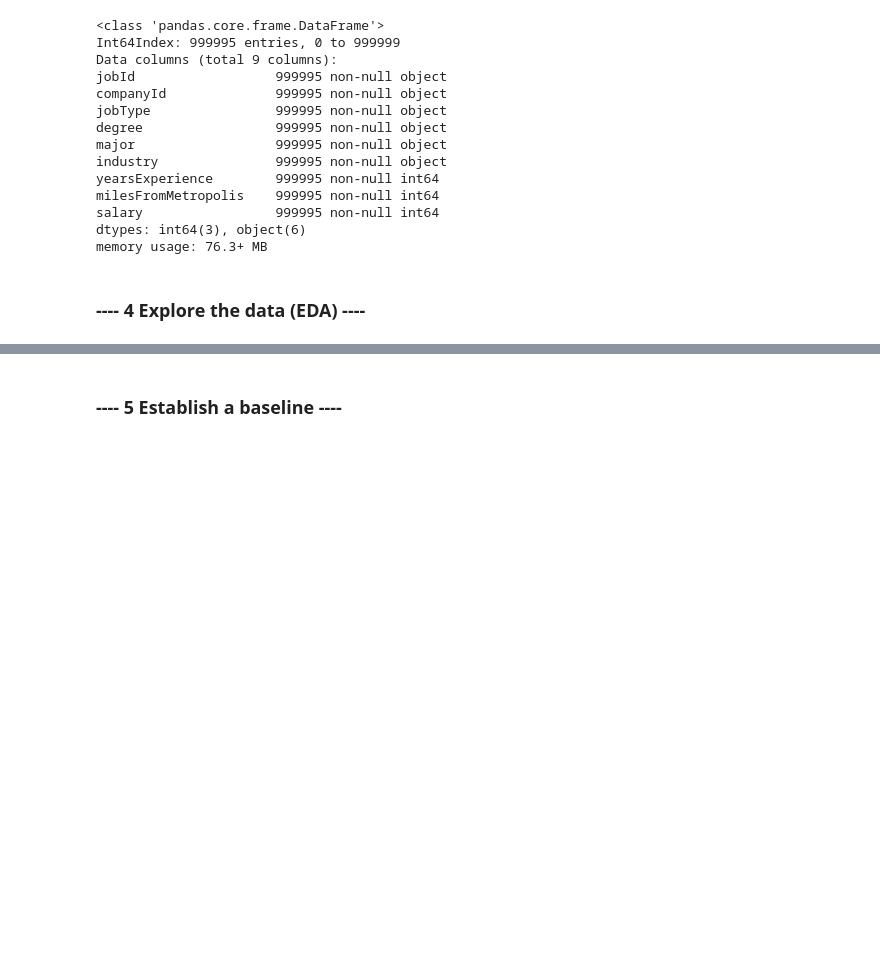
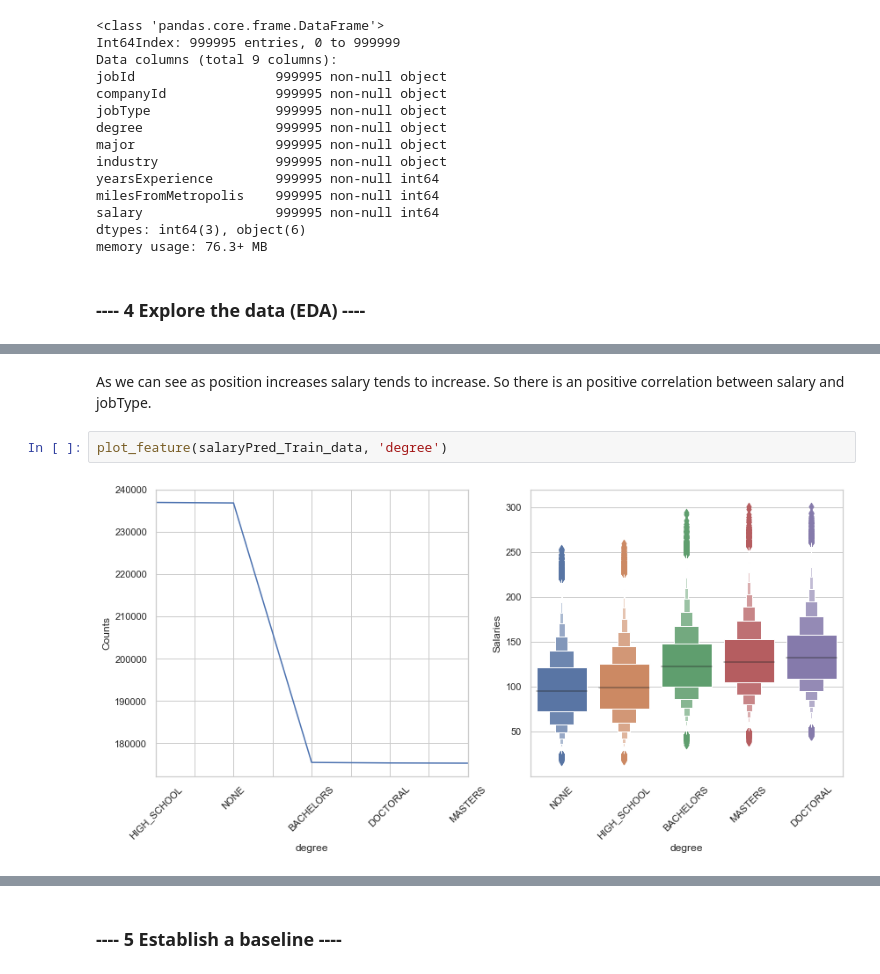
Before and after one commit to nikhilgharge4591/salaryPredictionPortfolio, a Jupyter notebook: Salary Prediction Project.ipynb, the cells around one changed output, grey strips where cells are left out. Saved outputs shown, nothing was run; the diff lists cells and outputs as text; blank space fills up the shorter version.

```diff
--- a/Salary Prediction Project.ipynb
+++ b/Salary Prediction Project.ipynb
@@ -196,0 +245,6 @@ plt.show()
+# %% [markdown]
+As we can see as position increases salary tends to increase. So there is an positive correlation between salary and jobType.
+# %%
+plot_feature(salaryPred_Train_data, 'degree')
+# %% [output]
+[figure, added]
```
Also changed, not shown: parts of 50 cells of this notebook.
